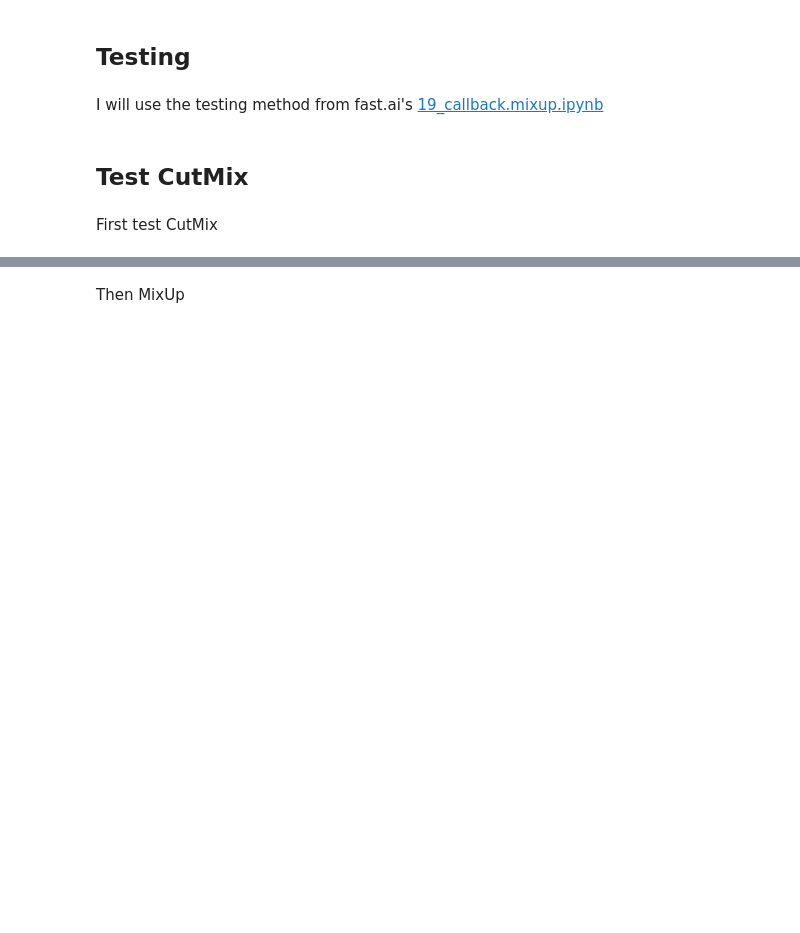
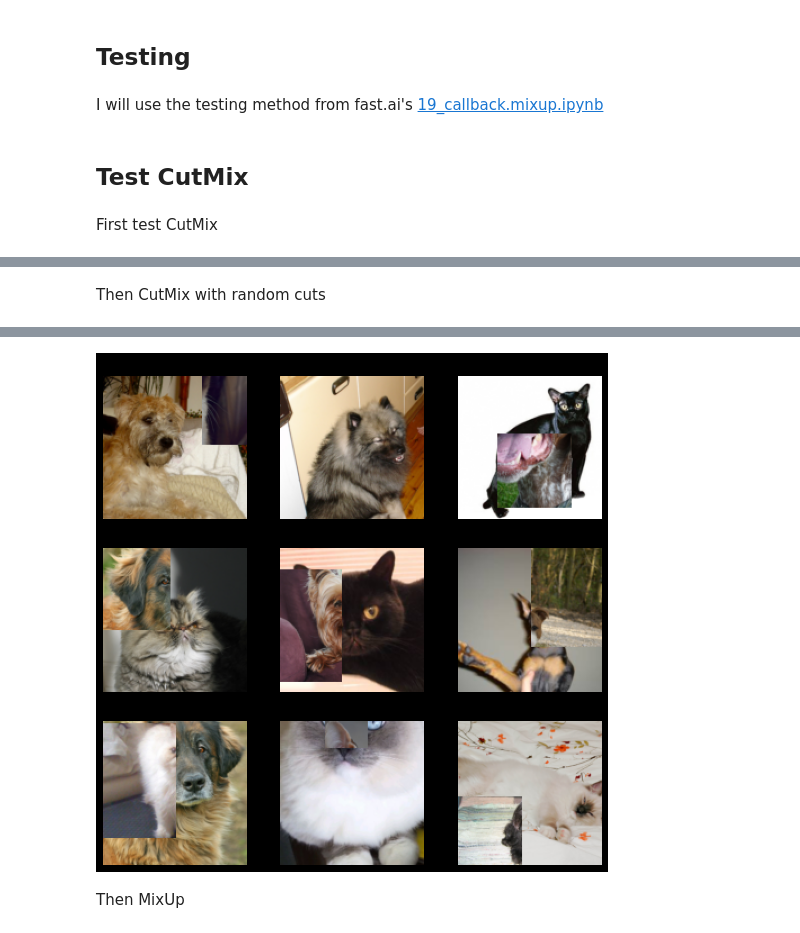
Before and after one commit to warner-benjamin/fastxtend, a Jupyter notebook: nbs/callback.cutmixup.ipynb, the cells around one changed output, grey strips where cells are left out. Saved outputs shown, nothing was run; the diff lists cells and outputs as text; code cells hidden in the pictures; blank space fills up the shorter version.

Commit message:
Add per image CutMix & settable label interpolation

```diff
--- a/nbs/callback.cutmixup.ipynb
+++ b/nbs/callback.cutmixup.ipynb
@@ -27,12 +28,13 @@ from nbdev.showdoc import *
 class MixUp(MixHandlerX):
     "Implementation of https://arxiv.org/abs/1710.09412"
     def __init__(self,
-        alpha:float=.4 # Alpha & beta parametrization for `Beta` distribution
+        alpha:float=.4, # Alpha & beta parametrization for `Beta` distribution
+        interp_label:bool|None=None # Blend or stack labels. Defaults to loss' `y_int` if None
     ):
-        super().__init__(alpha)
+        super().__init__(alpha, interp_label)
 
     def before_batch(self):
-        "Blend xb and yb with another random item in a second batch (xb1,yb1) with `lam` weights"
+        "Blend inputs and labels with another random item in the batch"
         lam = self.distrib.sample((self.y.size(0),)).squeeze().to(self.x.device)
         lam = torch.stack([lam, 1-lam], 1)
         self.lam = lam.max(1)[0]
@@ -90,16 +128,20 @@ class CutMixUp(MixUp, CutMix):
         mix_alpha:float=.4, # MixUp alpha & beta parametrization for `Beta` distribution
         cut_alpha:float=1., # CutMix alpha & beta parametrization for `Beta` distribution
         mixup_ratio:Number=1, # Ratio to apply `MixUp` relative to `CutMix`
-        cutmix_ratio:Number=1 # Ratio to apply `CutMix` relative to `MixUp`
+        cutmix_ratio:Number=1, # Ratio to apply `CutMix` relative to `MixUp`
+        cutmix_uniform:bool=True, # Uniform patches across batch. True matches fastai CutMix
+        cutmix_p:float=1., # Per Image probablily of applying CutMix if `uniform` is False
+        interp_label:bool|None=None # Blend or stack labels. Defaults to loss' `y_int` if None
     ):
         store_attr()
-        MixUp.__init__(self, mix_alpha)
-        CutMix.__init__(self, cut_alpha)
+        MixUp.__init__(self, mix_alpha, interp_label)
+        CutMix.__init__(self, cut_alpha, cutmix_uniform, cutmix_p, interp_label)
         self.mix_distrib = Beta(tensor(mix_alpha), tensor(mix_alpha))
         self.cut_distrib = Beta(tensor(cut_alpha), tensor(cut_alpha))
         self.ratio = mixup_ratio / (cutmix_ratio + mixup_ratio)
 
     def before_batch(self):
+        "Apply MixUp or CutMix"
         if torch.rand(1) <= self.ratio: #mixup
             self.distrib = self.mix_distrib
             MixUp.before_batch(self)
@@ -233,7 +282,7 @@ def test_cutmixup(cb, more_augs=False):
     fnames     = get_image_files(path/'images')
     item_tfms  = [Resize(128, method='crop')]
     batch_tfms = norm+augs if more_augs else norm
-    dls = ImageDataLoaders.from_name_re(path, fnames, pat, bs=16, item_tfms=item_tfms,
+    dls = ImageDataLoaders.from_name_re(path, fnames, pat, bs=24, item_tfms=item_tfms,
                                         batch_tfms=batch_tfms)
 
     with Learner(dls, nn.Linear(3,4), loss_func=CrossEntropyLossFlat(), cbs=cb) as learn:
@@ -262,0 +312,8 @@ with less_random():
+# %% [markdown]
+Then CutMix with random cuts
+# %%
+#|slow
+with less_random():
+    cutmix = CutMixUp(cutmix_ratio=1, mixup_ratio=0, cutmix_uniform=False)
+    test_cutmixup(cutmix)
+# %% [output]
@@ -263,3 +321,4 @@ with less_random():
+[figure, added]
 # %% [markdown]
 Then MixUp
 # %%
```
Also changed, not shown: parts of 10 cells of this notebook, 3 other files.
